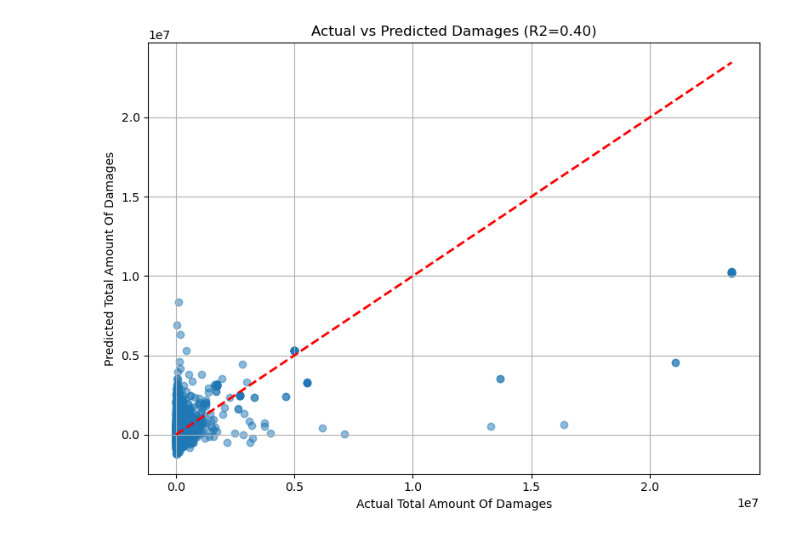
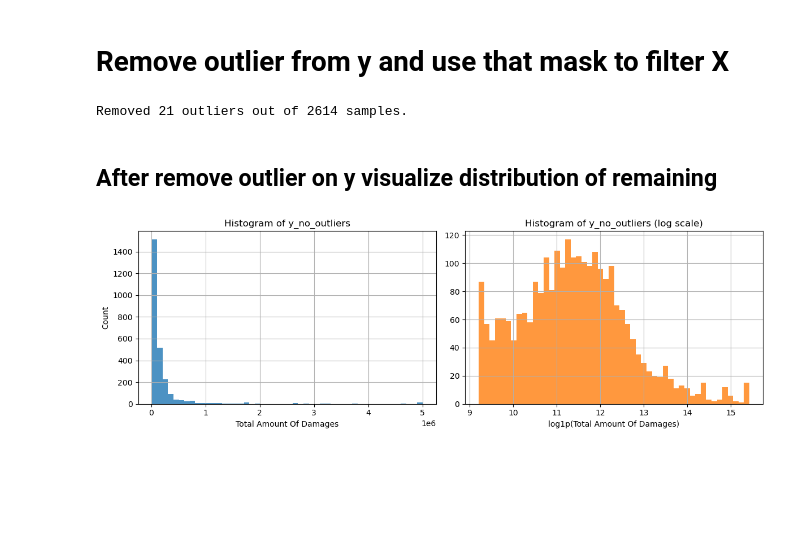
Before and after one commit to yship1002/ChBE-DataScience-Group6, a Jupyter notebook: main.ipynb, the cells around one changed output. Saved outputs shown, nothing was run; the diff lists cells and outputs as text; code cells hidden in the pictures; blank space fills up the shorter version.

```diff
--- a/main.ipynb
+++ b/main.ipynb
@@ -92,12 +69,36 @@ R2 score on training data: 0.403
-# %%
-plt.figure(figsize=(8, 6))
-plt.scatter(y, y_pred, alpha=0.5)
-plt.xlabel("Actual Total Amount Of Damages")
-plt.ylabel("Predicted Total Amount Of Damages")
-plt.title(f"Actual vs Predicted Damages (R2={r2:.2f})")
-plt.plot([y.min(), y.max()], [y.min(), y.max()], 'r--', lw=2)
-plt.grid(True)
-plt.tight_layout()
-plt.show()
-# %% [output]
-[figure, removed]
+# %% [markdown]
+# Remove outlier from y and use that mask to filter X
+# %%
+# 3. Remove outliers
+mean = y.mean()
+std = y.std()
+
+z_scores = (y - mean) / std
+mask = abs(z_scores) < 3
+X_no_outliers, y_no_outliers = X[mask], y[mask]
+
+print(f"Removed {len(y) - len(y_no_outliers)} outliers out of {len(y)} samples.")
+# %% [output]
+Removed 21 outliers out of 2614 samples.
+# %% [markdown]
+## After remove outlier on y visualize distribution of remaining
+# %%
+plt.figure(figsize=(12,4))
+
+plt.subplot(1,2,1)
+plt.hist(y_no_outliers, bins=50, color='C0', alpha=0.8)
+plt.xlabel('Total Amount Of Damages')
+plt.ylabel('Count')
+plt.title('Histogram of y_no_outliers')
+plt.grid(True)
+
+plt.subplot(1,2,2)
+plt.hist(np.log1p(y_no_outliers), bins=50, color='C1', alpha=0.8)
+plt.xlabel('log1p(Total Amount Of Damages)')
+plt.title('Histogram of y_no_outliers (log scale)')
+plt.grid(True)
+
+plt.tight_layout()
+plt.show()
+# %% [output]
+[figure, added]
```
Also changed, not shown: parts of 10 cells of this notebook, 1 other file.
